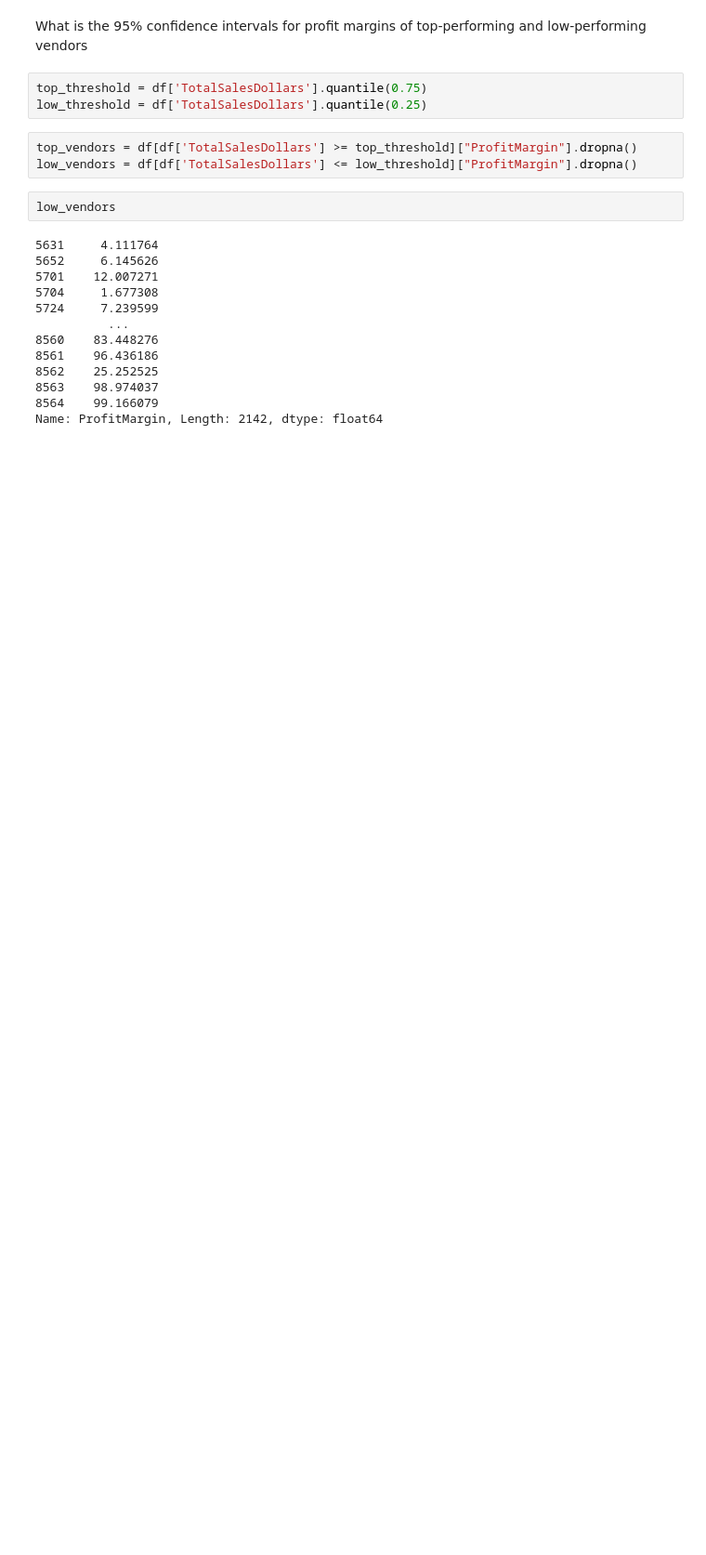
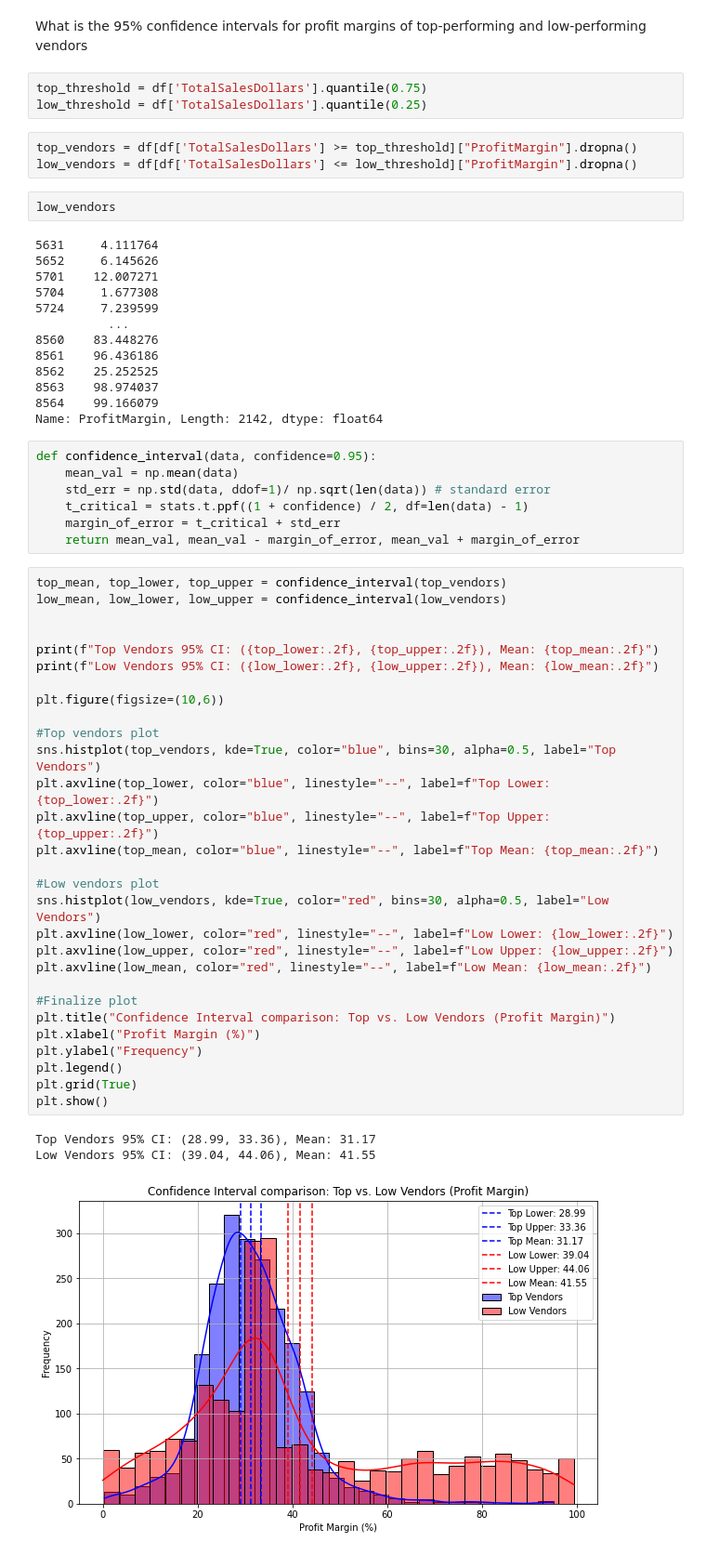
Before and after one commit to Priya-Kumari-Chourasia/Vendor_Performance_Analysis, a Jupyter notebook: Vendor_Performance_analysis.ipynb, the cells around one changed output. Shown at 93% size. Saved outputs shown, nothing was run; the diff lists cells and outputs as text; blank space fills up the shorter version.

Commit message:
Hypothesis Testing and Confidence Interval is done

```diff
--- a/Vendor_Performance_analysis.ipynb
+++ b/Vendor_Performance_analysis.ipynb
@@ -553,3 +553,43 @@ low_vendors
 8563    98.974037
 8564    99.166079
 Name: ProfitMargin, Length: 2142, dtype: float64
+# %%
+def confidence_interval(data, confidence=0.95):
+    mean_val = np.mean(data)
+    std_err = np.std(data, ddof=1)/ np.sqrt(len(data)) # standard error
+    t_critical = stats.t.ppf((1 + confidence) / 2, df=len(data) - 1)
+    margin_of_error = t_critical + std_err
+    return mean_val, mean_val - margin_of_error, mean_val + margin_of_error
+# %%
+top_mean, top_lower, top_upper = confidence_interval(top_vendors)
+low_mean, low_lower, low_upper = confidence_interval(low_vendors)
+
+
+print(f"Top Vendors 95% CI: ({top_lower:.2f}, {top_upper:.2f}), Mean: {top_mean:.2f}")
+print(f"Low Vendors 95% CI: ({low_lower:.2f}, {low_upper:.2f}), Mean: {low_mean:.2f}")
+
+plt.figure(figsize=(10,6))
+
+#Top vendors plot
+sns.histplot(top_vendors, kde=True, color="blue", bins=30, alpha=0.5, label="Top Vendors")
+plt.axvline(top_lower, color="blue", linestyle="--", label=f"Top Lower: {top_lower:.2f}")
+plt.axvline(top_upper, color="blue", linestyle="--", label=f"Top Upper: {top_upper:.2f}")
+plt.axvline(top_mean, color="blue", linestyle="--", label=f"Top Mean: {top_mean:.2f}")
+
+#Low vendors plot
+sns.histplot(low_vendors, kde=True, color="red", bins=30, alpha=0.5, label="Low Vendors")
+plt.axvline(low_lower, color="red", linestyle="--", label=f"Low Lower: {low_lower:.2f}")
+plt.axvline(low_upper, color="red", linestyle="--", label=f"Low Upper: {low_upper:.2f}")
+plt.axvline(low_mean, color="red", linestyle="--", label=f"Low Mean: {low_mean:.2f}")
+
+#Finalize plot
+plt.title("Confidence Interval comparison: Top vs. Low Vendors (Profit Margin)")
+plt.xlabel("Profit Margin (%)")
+plt.ylabel("Frequency")
+plt.legend()
+plt.grid(True)
+plt.show()
+# %% [output]
+Top Vendors 95% CI: (28.99, 33.36), Mean: 31.17
+Low Vendors 95% CI: (39.04, 44.06), Mean: 41.55
+[figure, added]
```
Also changed, not shown: parts of 3 cells of this notebook.
